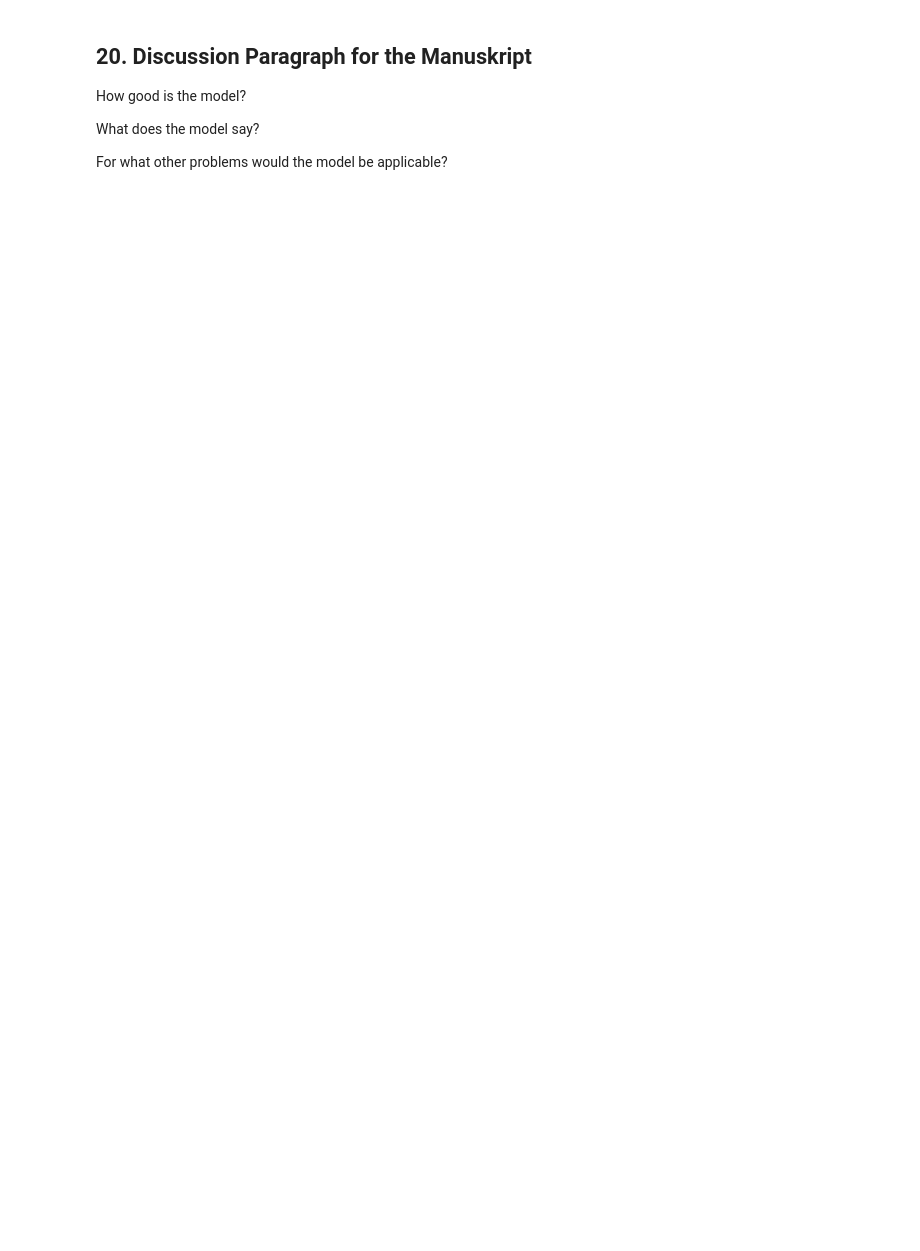
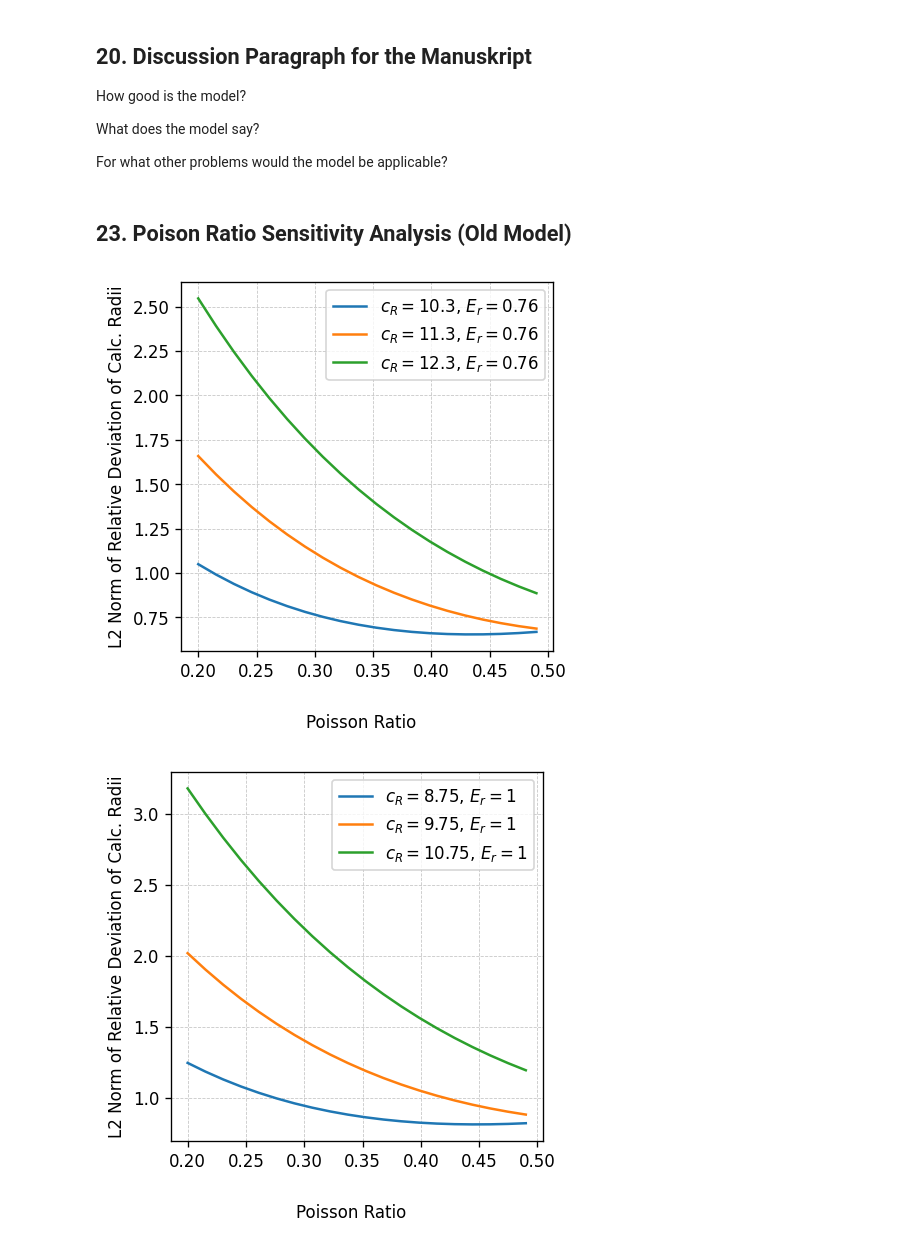
Before and after one commit to Nick-Seinsche/OptimalRadius, a Jupyter notebook: optimal_radius.ipynb, the cells around one changed output. Cells and saved outputs as stored; diff of their text form; code cells hidden in the pictures; blank space fills up the shorter version.

```diff
--- a/optimal_radius.ipynb
+++ b/optimal_radius.ipynb
@@ -626,10 +652,10 @@ df_radius_from_measured_mismatch_averaged_final
 # %%
-c_R = 10.8
+c_R = 11.3
 
 df_radius_from_measured_mismatch_averaged_final["B_bot"] = (1 / df_radius_from_measured_mismatch_averaged_final["ratio_bot"] - 1) / df_radius_from_measured_mismatch_averaged_final["plate thickness h_mm"] / c_R
 df_radius_from_measured_mismatch_averaged_final["B_top"] = (1 / df_radius_from_measured_mismatch_averaged_final["ratio_top"] - 1) / df_radius_from_measured_mismatch_averaged_final["plate thickness h_mm"] / c_R
 
-df_radius_from_measured_mismatch_averaged_final.drop(["ratio_top", "ratio_bot"], axis=1, inplace=True)
+#df_radius_from_measured_mismatch_averaged_final.drop(["ratio_top", "ratio_bot"], axis=1, inplace=True)
 df_radius_from_measured_mismatch_averaged_final
 # %% [output]
 |  | leaf stage | sample | leaf half | full sample name | a_mm | s_mm | r_mm | curvature_mm | ... |
@@ -703,3 +730,69 @@ How good is the model?
 What does the model say?
 
 For what other problems would the model be applicable?
+# %% [markdown]
+## 23. Poison Ratio Sensitivity Analysis (Old Model)
+# %%
+def _calculate_radius_with_measured_layer_mismatch_sensi(df_row, c_R=9, E_ratio=0.76):
+    poisson_ratios = np.linspace(0.2, 0.49, 20)
+
+    bbot = (1 / df_row["ratio_bot"] - 1) / df_row["plate thickness h_mm"] / c_R
+    btop = (1 / df_row["ratio_top"] - 1) / df_row["plate thickness h_mm"] / c_R
+
+
+    outputs = {pr:
+        optimal_radius(tau=df_row["middle surface τ"],
+                            h=df_row["plate thickness h_mm"],
+                            total_thickness=df_row["total thickness_mm"],
+                            btop=btop,
+                            bbot=bbot,
+                            youngs_modulus=[E_ratio * YOUNGS_MODULUS, YOUNGS_MODULUS],
+                            poisson_ratio=[pr, pr],
+                            measured_radius=df_row["r_mm"])["relative_deviation"]
+
+        for pr in poisson_ratios}
+
+    return pd.Series(outputs, name=f"c_R={c_R}, E_ratio={E_ratio}")
+
+
+crs = [8.85-0.5, 8.85, 8.85+0.5]
+ers = [0.76, 1]
+
+def create_sensi_plot(crs, ers):
+    df_sensitivity_analysis = {(cr, Er) : df_radius_from_measured_mismatch_averaged_final.apply(_calculate_radius_with_measured_layer_mismatch_sensi, args=(cr, Er), axis=1).reset_index(drop=True)
+                            for cr in crs for Er in ers}
+
+    squared_sensitivity_analysis = {(cr, Er) : pd.Series((df_sensitivity_analysis[(cr, Er)] ** 2).sum(axis=0), name=f"$c_R=${cr}, $E_r=${Er}")
+                            for cr in crs for Er in ers}
+
+    import matplotlib.pyplot as plt
+    import matplotlib.patches as mpatches
+
+    fig, ax = plt.subplots(nrows=1, ncols=len(ers), figsize=(4 * len(ers), 4), sharex=True, sharey=False, dpi=120)
+
+    fig.text(0.5, -0.05, "Poisson Ratio", transform=fig.transFigure, horizontalalignment='center')
+
+    #fig.text(0.5, 0.95, "Poisson Ratio Sensitivity of calculated radii", ha='center', fontsize=16, fontweight='bold')
+    #fig.text(0.04, 0.5, "L2 Norm of Relative Deviation of Calc. Radii", va='center', rotation='vertical')
+
+    for cr in range(len(crs)):
+        for Er in range(len(ers)):
+            if len(ers) > 1:
+                ax[Er].set_title(f"$c_R=${crs[cr]}")
+                ax[Er].plot(squared_sensitivity_analysis[(crs[cr], ers[Er])], label=f"$c_R=${crs[cr]}, $E_r=${ers[Er]}")
+                ax[Er].grid(True, which="both", linestyle="--", linewidth=0.5, alpha=0.7)
+                ax[Er].legend(loc='upper right')
+            else:
+                ax.plot(squared_sensitivity_analysis[(crs[cr], ers[Er])], label=f"$c_R=${crs[cr]}, $E_r=${ers[Er]}")
+                ax.set_ylabel("L2 Norm of Relative Deviation of Calc. Radii")
+                ax.grid(True, which="both", linestyle="--", linewidth=0.5, alpha=0.7)
+                ax.legend(loc='upper right')
+
+    plt.show()
+
+
+create_sensi_plot([11.3-1, 11.3, 11.3+1], [0.76])
+create_sensi_plot([9.75-1, 9.75, 9.75+1], [1])
+# %% [output]
+[figure, added]
+[figure, added]
```
Also changed, not shown: parts of 25 cells of this notebook, 5 other files.
